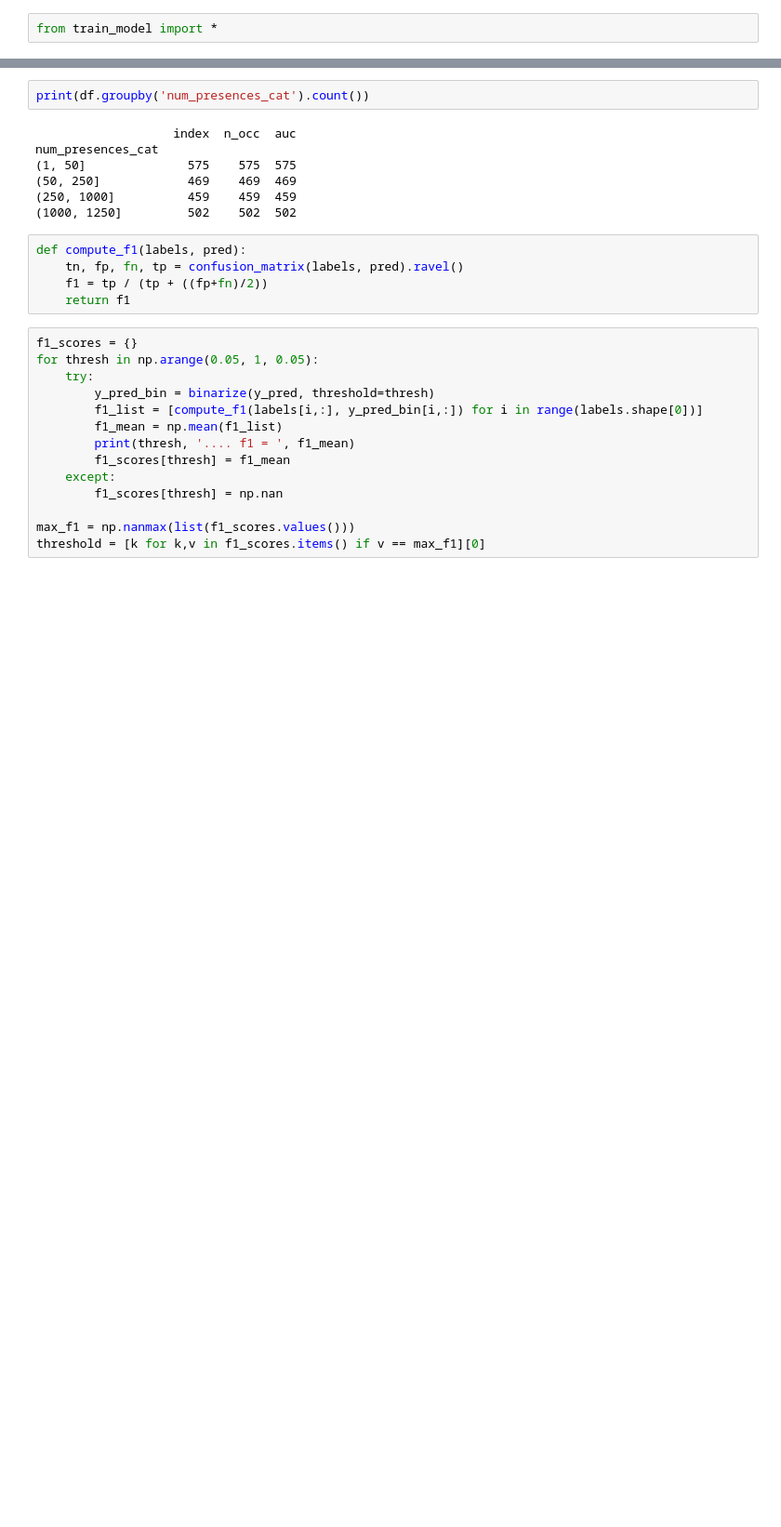
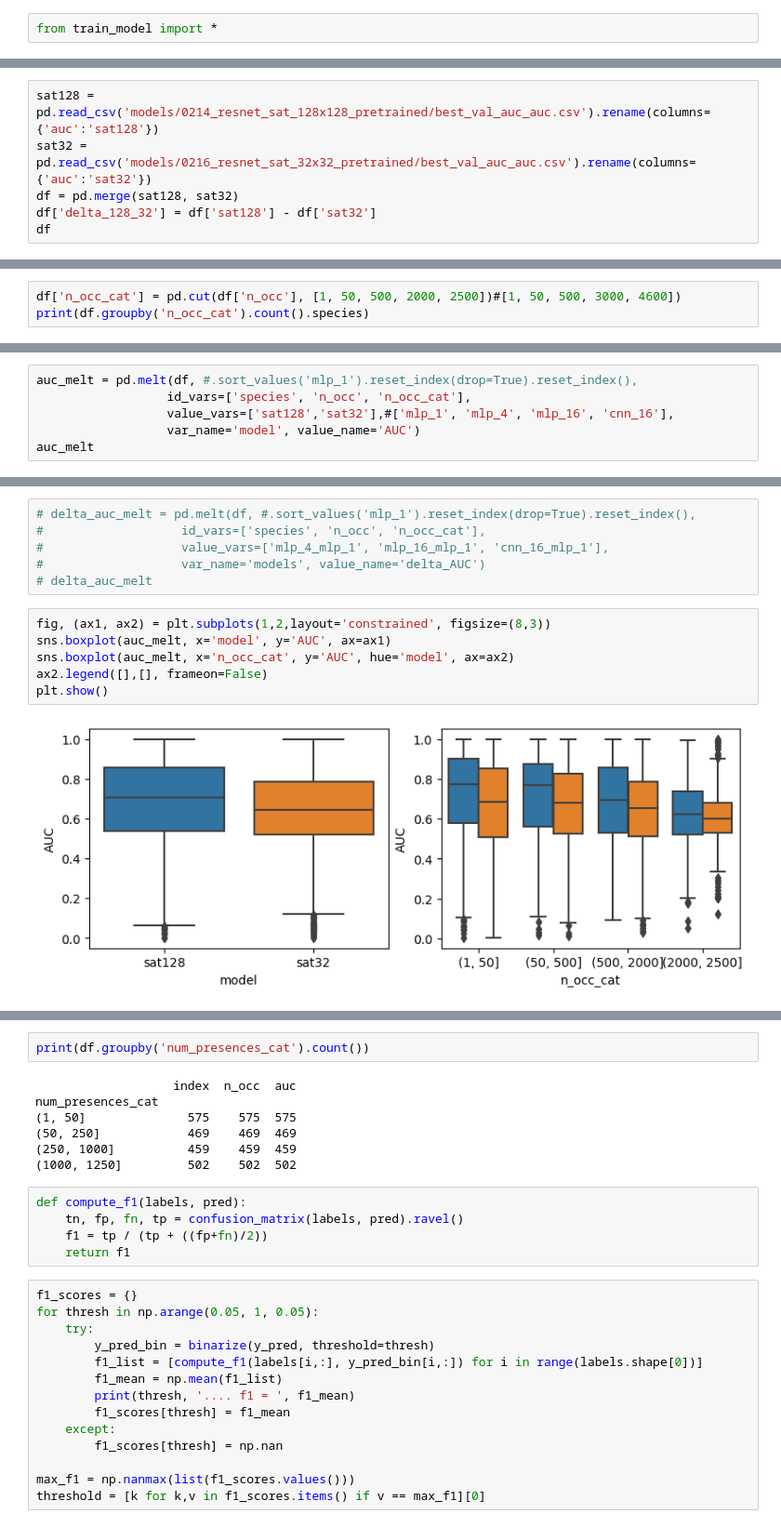
Before and after one commit to ninavantiel/multi_scale_SDMs, a Jupyter notebook: model_evaluation.ipynb, the cells around one changed output, grey strips where cells are left out. Shown at 93% size. Cells and saved outputs as stored; diff of their text form; blank space fills up the shorter version.

```diff
--- a/model_evaluation.ipynb
+++ b/model_evaluation.ipynb
@@ -2,0 +16,6 @@ from train_model import *
+# %%
+sat128 = pd.read_csv('models/0214_resnet_sat_128x128_pretrained/best_val_auc_auc.csv').rename(columns={'auc':'sat128'})
+sat32 = pd.read_csv('models/0216_resnet_sat_32x32_pretrained/best_val_auc_auc.csv').rename(columns={'auc':'sat32'})
+df = pd.merge(sat128, sat32)
+df['delta_128_32'] = df['sat128'] - df['sat32']
+df
@@ -2,0 +36,3 @@ from train_model import *
+# %%
+df['n_occ_cat'] = pd.cut(df['n_occ'], [1, 50, 500, 2000, 2500])#[1, 50, 500, 3000, 4600])
+print(df.groupby('n_occ_cat').count().species)
@@ -2,0 +46,6 @@ from train_model import *
+# %%
+auc_melt = pd.melt(df, #.sort_values('mlp_1').reset_index(drop=True).reset_index(),
+                  id_vars=['species', 'n_occ', 'n_occ_cat'],
+                  value_vars=['sat128','sat32'],#['mlp_1', 'mlp_4', 'mlp_16', 'cnn_16'],
+                  var_name='model', value_name='AUC')
+auc_melt
@@ -2,0 +66,14 @@ from train_model import *
+# %%
+# delta_auc_melt = pd.melt(df, #.sort_values('mlp_1').reset_index(drop=True).reset_index(),
+#                   id_vars=['species', 'n_occ', 'n_occ_cat'],
+#                   value_vars=['mlp_4_mlp_1', 'mlp_16_mlp_1', 'cnn_16_mlp_1'],
+#                   var_name='models', value_name='delta_AUC')
+# delta_auc_melt
+# %%
+fig, (ax1, ax2) = plt.subplots(1,2,layout='constrained', figsize=(8,3))
+sns.boxplot(auc_melt, x='model', y='AUC', ax=ax1)
+sns.boxplot(auc_melt, x='n_occ_cat', y='AUC', hue='model', ax=ax2)
+ax2.legend([],[], frameon=False)
+plt.show()
+# %% [output]
+[figure, added]
```
Also changed, not shown: parts of 28 cells of this notebook, 6 other files.
